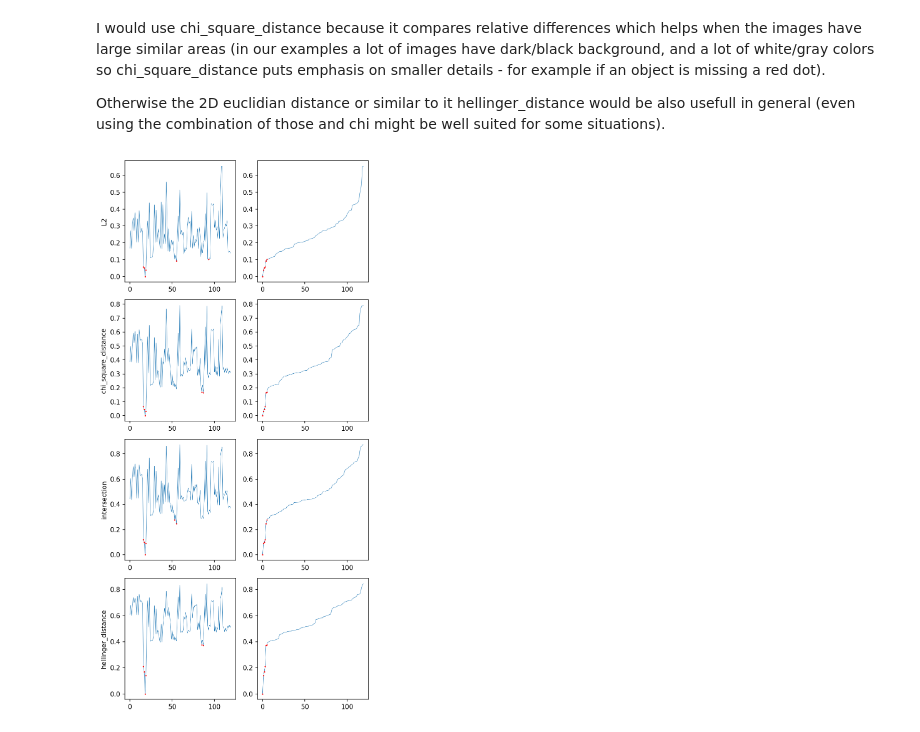
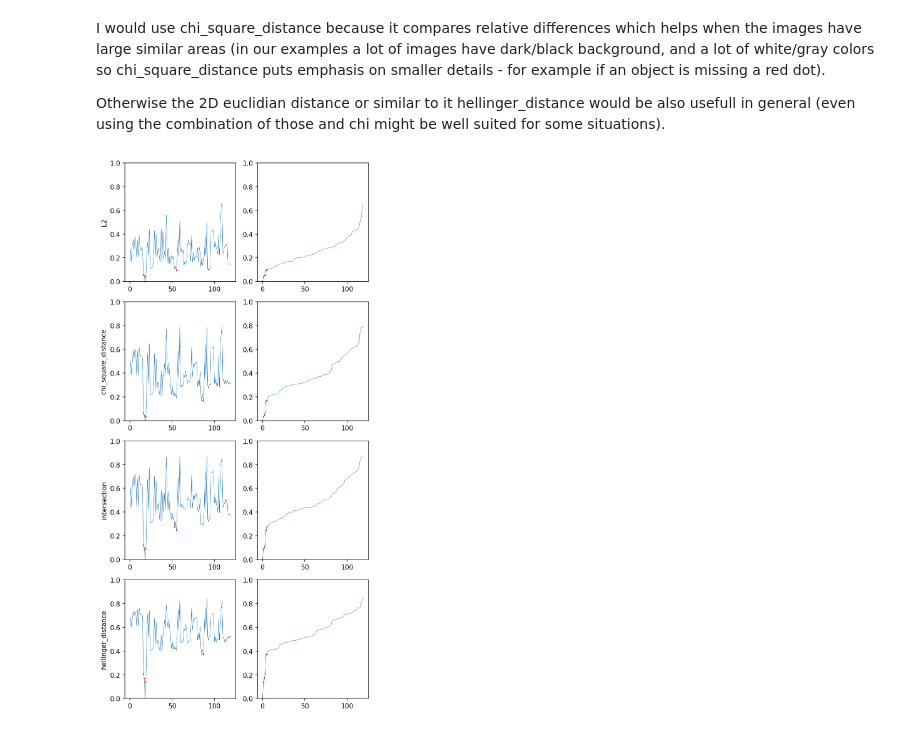
Before and after one commit to al-pi314/computer_vision, a Jupyter notebook: assigments/assigment2/solution.ipynb, the cells around one changed output. Cells and saved outputs as stored; diff of their text form; code cells hidden in the pictures.

Commit message:
uniform y limits from 0 to 1

```diff
--- a/assigments/assigment2/solution.ipynb
+++ b/assigments/assigment2/solution.ipynb
@@ -106,13 +106,16 @@ distances_by_function = [
 # %%
 MARK_N_MOST_SIMILAR = 5
 fig, axes = plt.subplots(nrows=len(distances_by_function), ncols=2, figsize=(6, 3 * len(distances_by_function)), dpi=150)
 for i in range(len(distances_by_function)):
     sorted_distances = sorted(distances_by_function[i])
     y_limit = sorted_distances[MARK_N_MOST_SIMILAR +1]
-    axes[i, 0].plot(range(len(distances_by_function[i])), distances_by_function[i], lw=0.5, marker='o', ms=1, mec='red', mfc='red', markevery=np.where(distances_by_function[i] < y_limit)[0])
+    axes[i, 0].plot(range(len(distances_by_function[i])), distances_by_function[i], lw=0.5, marker='o', ms=1, mec='red', mfc='red', markevery=np.where(distances_by_function[i] < y_limit)[0], )
     axes[i, 1].plot(range(len(distances_by_function[i])), sorted_distances, lw=0.5, marker='o', ms=1, mec='red', mfc='red', markevery=np.where(sorted_distances < y_limit)[0])
 
+    axes[i, 0].set_ylim((0, 1))
     axes[i, 0].set_ylabel(distance_functions[i].__name__)
+
+    axes[i, 1].set_ylim((0, 1))
 plt.tight_layout()
 # %% [output]
-[figure, old version]
+[figure, new version]
```
